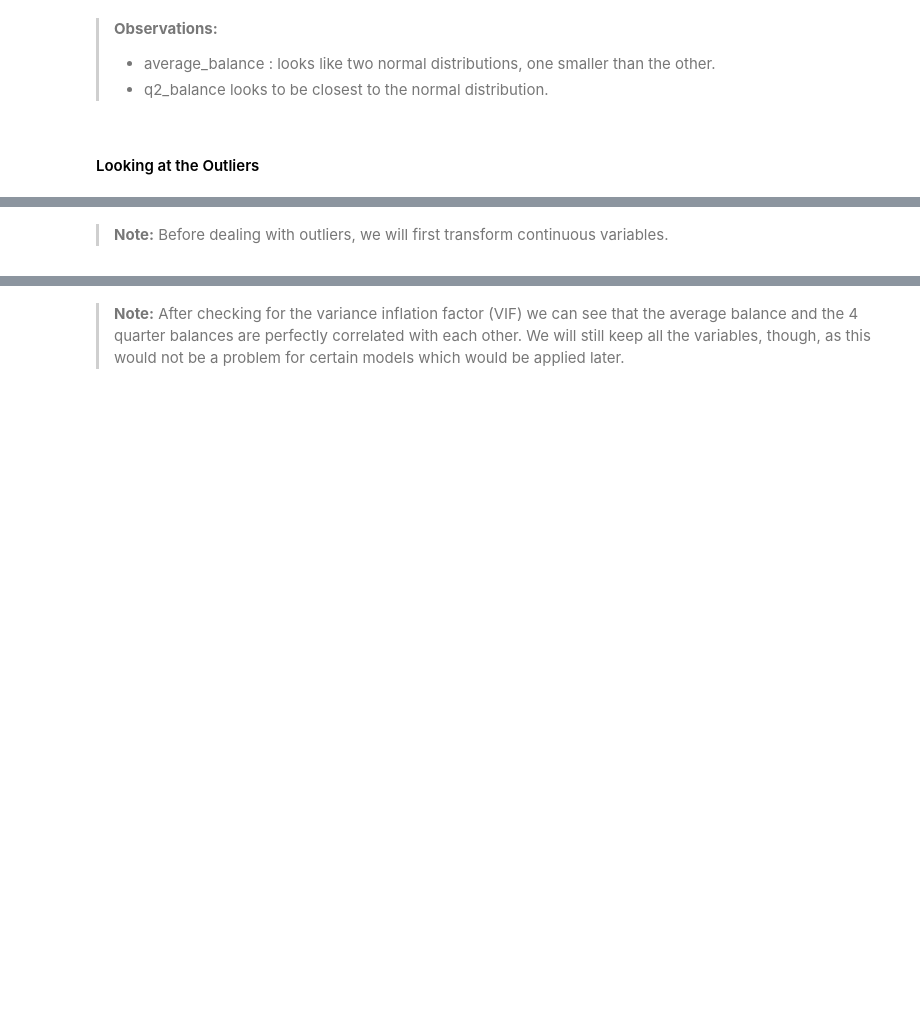
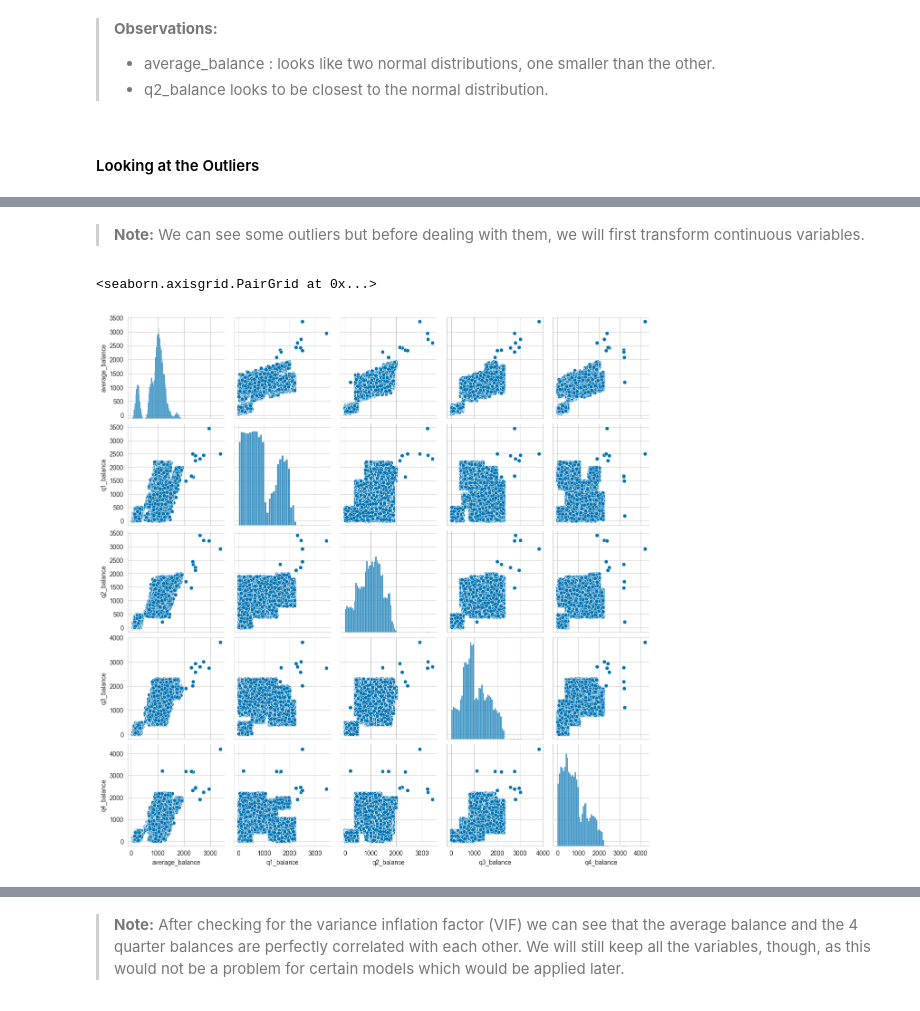
Before and after one commit to ocaoimh/hrc-mid-bootcamp-project, a Jupyter notebook: python/Exploring_cleaning_data.ipynb, the cells around one changed output, grey strips where cells are left out. Drawn from its saved outputs; the diff is of its cells as text; code cells hidden in the pictures; blank space fills up the shorter version.

```diff
--- a/python/Exploring_cleaning_data.ipynb
+++ b/python/Exploring_cleaning_data.ipynb
@@ -319,5 +347,10 @@ check_outliers(numericals)
 # %% [markdown]
-> **Note:** Before dealing with outliers, we will first transform continuous variables.
+> **Note:** We can see some outliers but before dealing with them, we will first transform continuous variables.
+# %%
+sns.pairplot(cont)
+# %% [output]
+<seaborn.axisgrid.PairGrid at 0x...>
+[figure, added]
 # %%
 # Pearson Correlation for continuous variables
 corr_matrix = cont.join(target).corr()
```
Also changed, not shown: parts of 35 cells of this notebook, 6 other files.
